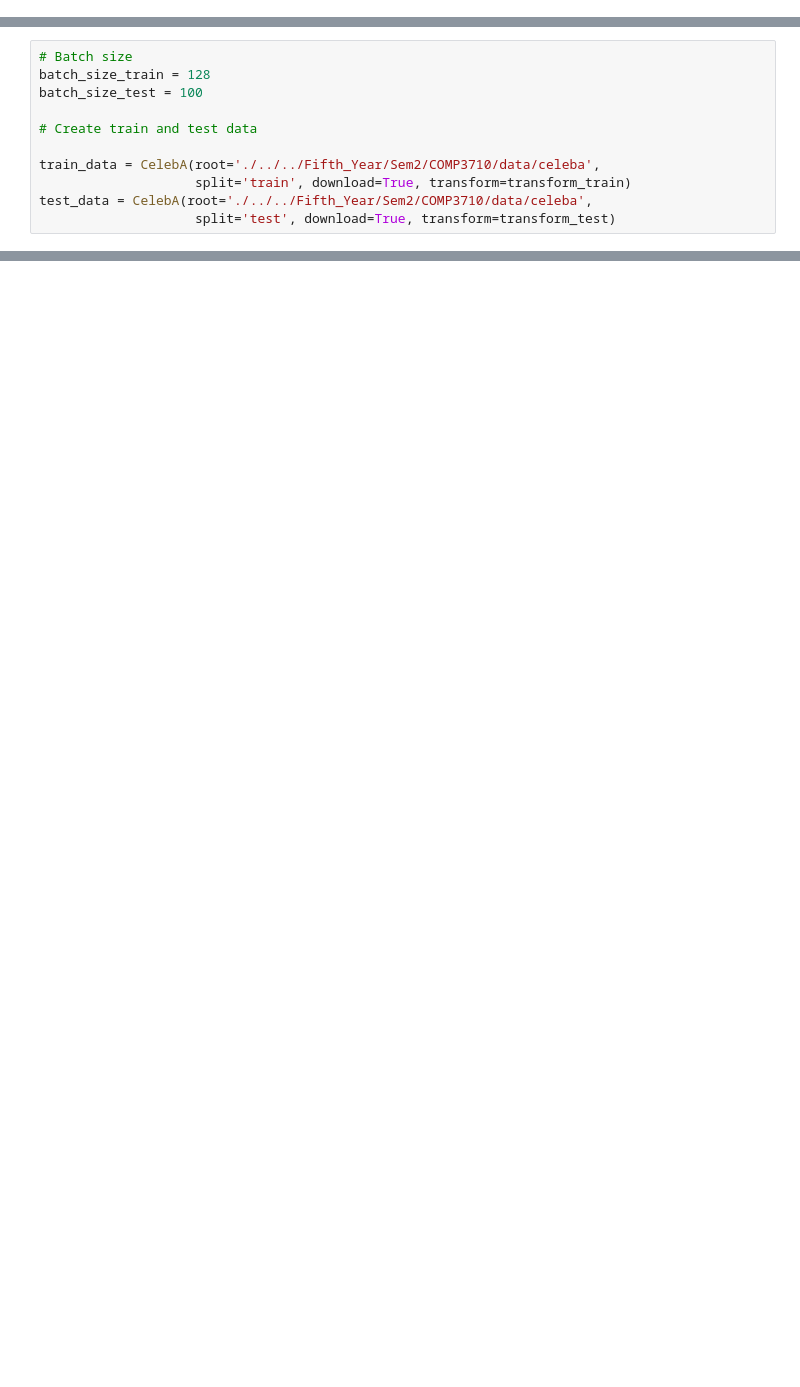
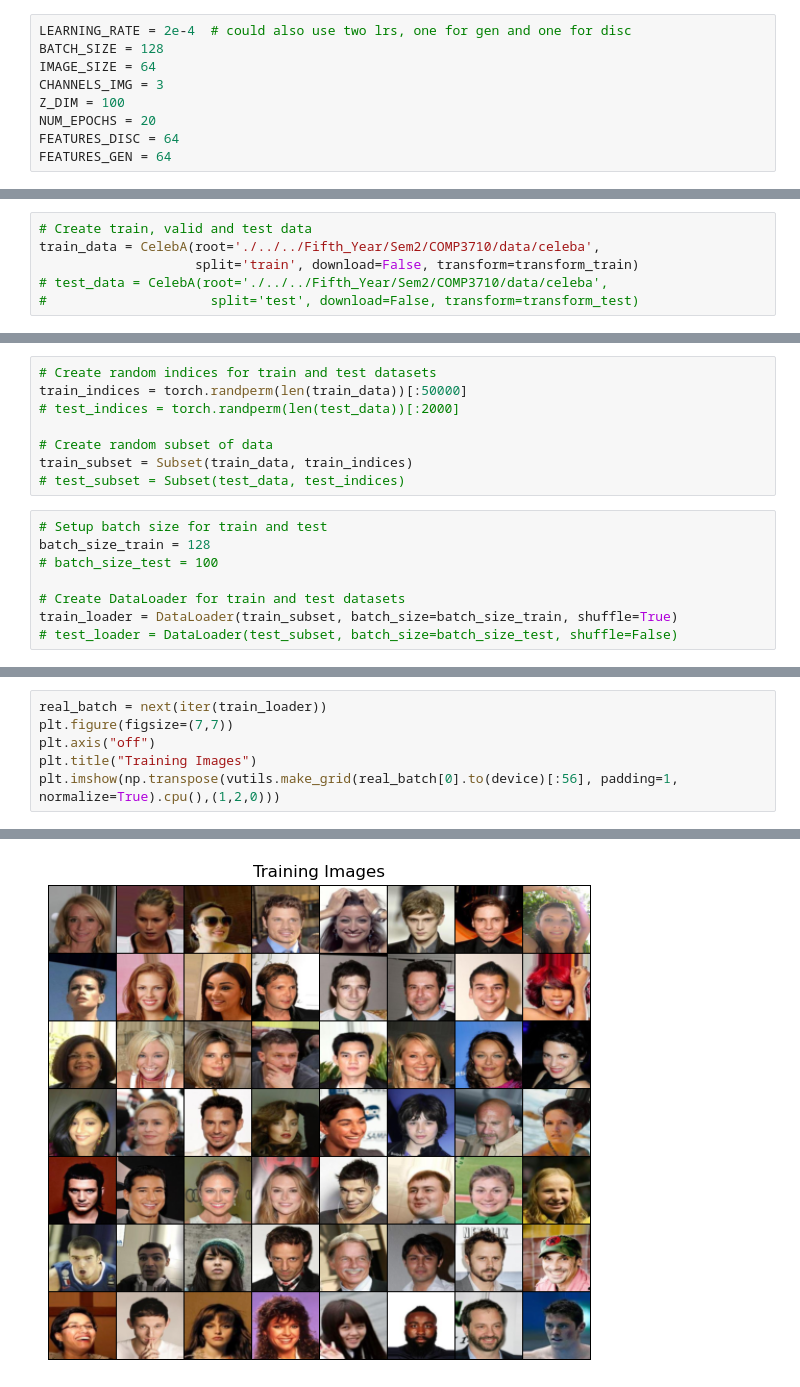
Before and after one commit to jacques-serfontein/COMP3710_demo2, a Jupyter notebook: Q3.ipynb, the cells around one changed output, grey strips where cells are left out. Saved outputs shown, nothing was run; the diff lists cells and outputs as text; blank space fills up the shorter version.

Commit message:
DCGAN currently works on 50000 train set

```diff
--- a/Q3.ipynb
+++ b/Q3.ipynb
@@ -13,6 +21,15 @@ from torch.utils.data import DataLoader
 ![Alt text](image-1.png)
 # %% [markdown]
 ![Alt text](image.png)
+# %%
+LEARNING_RATE = 2e-4  # could also use two lrs, one for gen and one for disc
+BATCH_SIZE = 128
+IMAGE_SIZE = 64
+CHANNELS_IMG = 3
+Z_DIM = 100
+NUM_EPOCHS = 20
+FEATURES_DISC = 64
+FEATURES_GEN = 64
 # %%
 # Normalise data
 transform_train = transforms.Compose([
@@ -29,11 +47,6 @@ transform_test = transforms.Compose([
 # %%
-# Batch size
-batch_size_train = 128
-batch_size_test = 100
-
-# Create train and test data
-
+# Create train, valid and test data
 train_data = CelebA(root='./../../Fifth_Year/Sem2/COMP3710/data/celeba',
-                    split='train', download=True, transform=transform_train)
-test_data = CelebA(root='./../../Fifth_Year/Sem2/COMP3710/data/celeba',
-                    split='test', download=True, transform=transform_test)
+                    split='train', download=False, transform=transform_train)
+# test_data = CelebA(root='./../../Fifth_Year/Sem2/COMP3710/data/celeba',
+#                     split='test', download=False, transform=transform_test)
@@ -42,0 +53,16 @@ Files already downloaded and verified
+# %%
+# Create random indices for train and test datasets
+train_indices = torch.randperm(len(train_data))[:50000]
+# test_indices = torch.randperm(len(test_data))[:2000]
+
+# Create random subset of data
+train_subset = Subset(train_data, train_indices)
+# test_subset = Subset(test_data, test_indices)
+# %%
+# Setup batch size for train and test
+batch_size_train = 128
+# batch_size_test = 100
+
+# Create DataLoader for train and test datasets
+train_loader = DataLoader(train_subset, batch_size=batch_size_train, shuffle=True)
+# test_loader = DataLoader(test_subset, batch_size=batch_size_test, shuffle=False)
@@ -42,0 +74,7 @@ Files already downloaded and verified
+# %%
+real_batch = next(iter(train_loader))
+plt.figure(figsize=(7,7))
+plt.axis("off")
+plt.title("Training Images")
+plt.imshow(np.transpose(vutils.make_grid(real_batch[0].to(device)[:56], padding=1, normalize=True).cpu(),(1,2,0)))
+# %% [output]
@@ -42,0 +82 @@ Files already downloaded and verified
+[figure, added]
```
Also changed, not shown: parts of 15 cells of this notebook, 3 other files.
